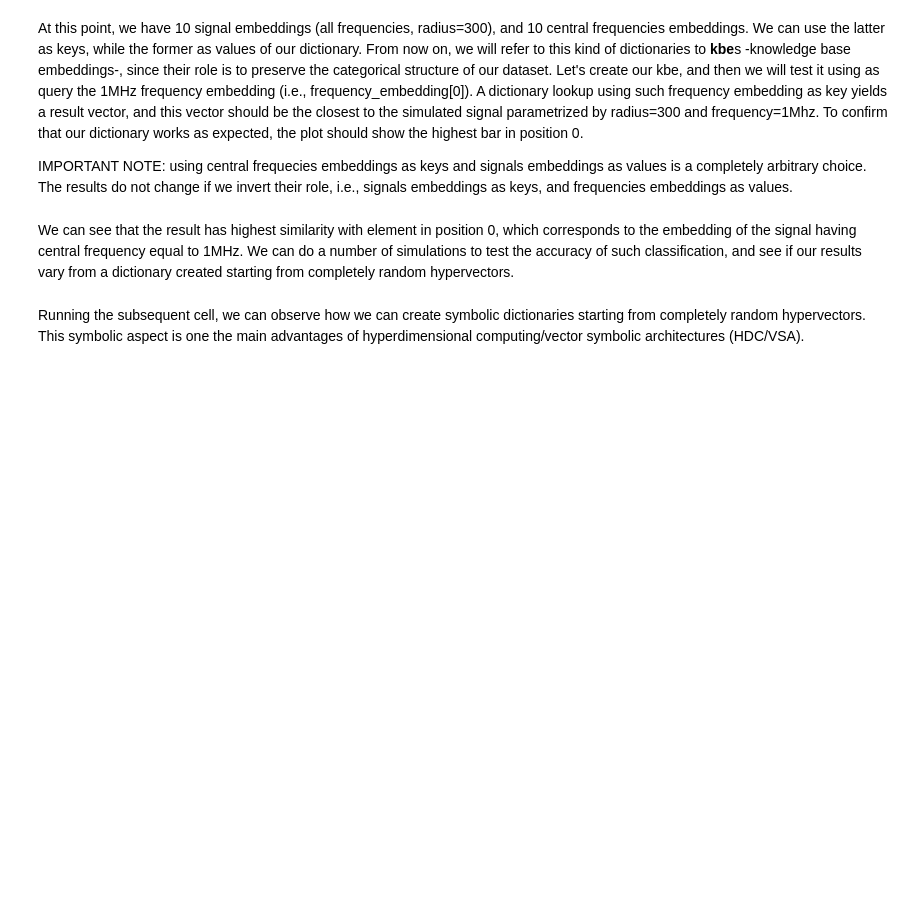
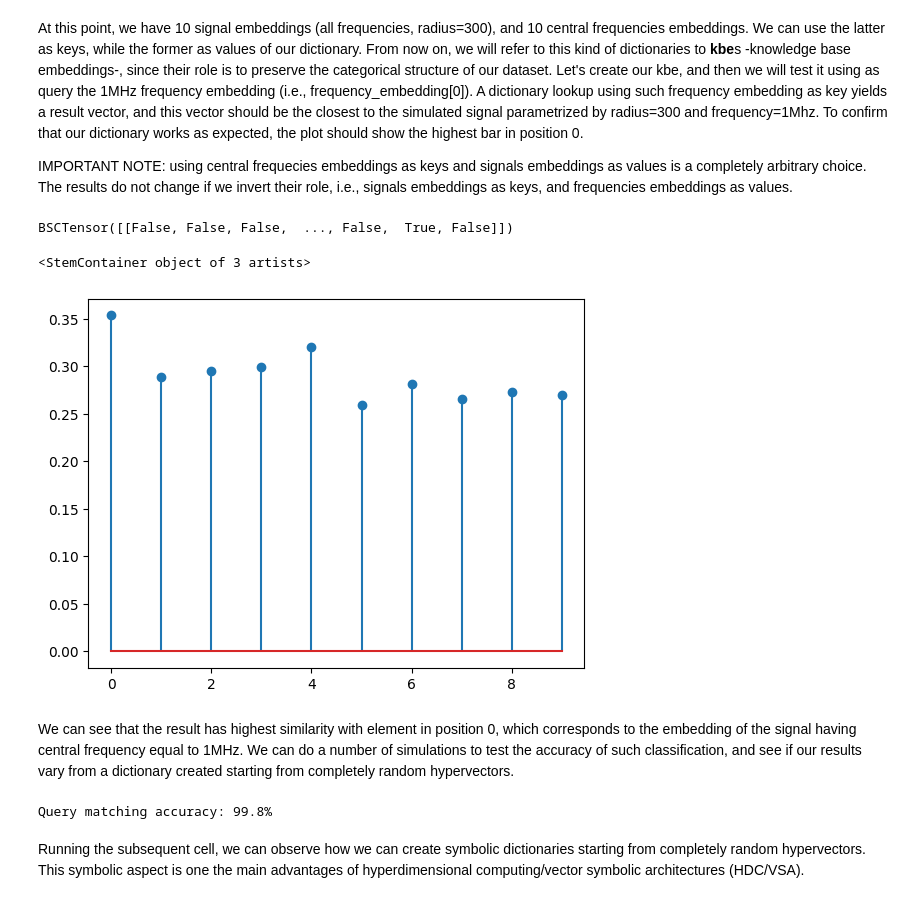
Before and after one commit to danielecampli-unitrento/hdsc, a Jupyter notebook: nbsrc/kbe.ipynb, the cells around one changed output. Cells and saved outputs as stored; diff of their text form; code cells hidden in the pictures; blank space fills up the shorter version.

```diff
--- a/nbsrc/kbe.ipynb
+++ b/nbsrc/kbe.ipynb
@@ -117,0 +132,15 @@ baseline   :: 0.999983
+# %%
+def hdencode(in_features, out_features, encoding="random", vsa="BSC"):
+    mapping = {
+        "random": torchhd.embeddings.Random,
+        "level": torchhd.embeddings.Level,
+        "density": torchhd.embeddings.Density,              # All formats
+        "thermometer": torchhd.embeddings.Thermometer,      # Only for small hv
+        "projection": torchhd.embeddings.Projection,        # MAP, HRR, VTB
+        "sinusoid": torchhd.embeddings.Sinusoid,            # MAP, HRR, VTB
+        "fractional": torchhd.embeddings.FractionalPower    # HRR, FHRR
+    }
+    if encoding not in mapping:
+        raise ValueError(f"Unknown embedding type: {encoding}")
+    embedding = mapping[encoding](in_features, out_features, vsa=vsa)
+    return embedding
@@ -163,33 +256,36 @@ IMPORTANT NOTE: using central frequecies embeddings as keys and signals embeddin
 # %%
 # Create the kbe (knowledge base embedding) for radius=300
 # Operations syntax:                   bind := * | bundle := +
 # kbe[radius=300] :=
 #   [frequency=1MHz] * [signal=(radius=10,frequency=1MHz)    +
 #   [frequency=1MHz] * [signal=(radius=10,frequency=2MHz)    +
 #   ...
 #   [frequency=10MHz] * [signal=(radius=10,frequency=9MHz)]  +
 #   [frequency=10MHz] * [signal=(radius=10,frequency=10MHz)]
 
 kbe = torchhd.hash_table(frequency_embeddings, signal_embeddings)
 
 # Let's assume we want to know what is the signal like at 1MHz
-query_embedding = torchhd.inverse(frequency_embeddings[0])
-result = torchhd.bind(kbe, query_embedding)
+query = torchhd.inverse(frequency_embeddings[0])
+result = torchhd.bind(kbe, query)
 # Now let's perform a memory cleanup: the result vector should be the
 # closest to our simulated signal at frequency=4MHz
 print(torchhd.cleanup(result, signal_embeddings))
 
 torchhd.utils.plot_similarity(result, signal_embeddings)
+# %% [output]
+BSCTensor([[False, False, False,  ..., False,  True, False]])
+<StemContainer object of 3 artists>
+[figure, added]
 # %% [markdown]
 We can see that the result has highest similarity with element in position 0, which corresponds to the embedding of the signal having central frequency equal to 1MHz. We can do a number of simulations to test the accuracy of such classification, and see if our results vary from a dictionary created starting from completely random hypervectors.
 # %%
-no_simulations = 100
+no_simulations = 1000
 correct_validations = 0
 embedding_size = 1024
 random_embedding_size = 1024
 vsa_encoding = "BSC"
 
-no_simulations = 10
 correct_validations = 0
 for i in np.arange(no_simulations):
     frequency_embeddings = hdencode(
@@ -210,6 +306,8 @@ for i in np.arange(no_simulations):
     if (nearest_match == correct_result).all():
         correct_validations += 1
 print(f"Query matching accuracy: {correct_validations / no_simulations * 100}%")
+# %% [output]
+Query matching accuracy: 99.8%
 # %% [markdown]
 Running the subsequent cell, we can observe how we can create symbolic dictionaries starting from completely random hypervectors. This symbolic aspect is one the main advantages of hyperdimensional computing/vector symbolic architectures (HDC/VSA).
 # %%
```
Also changed, not shown: parts of 16 cells of this notebook.
